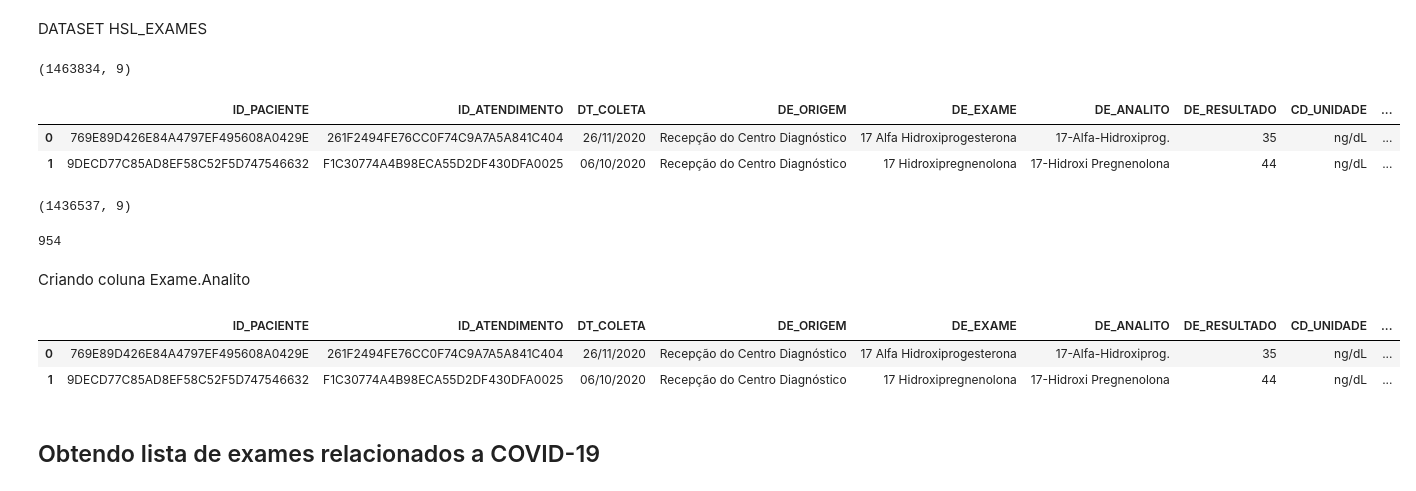
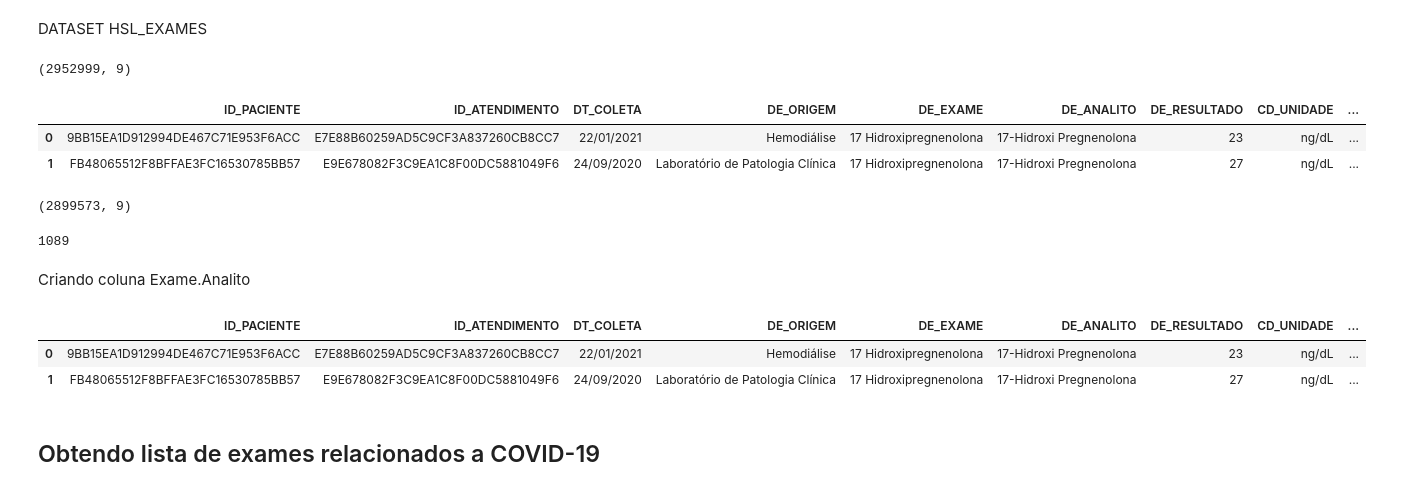
Before and after one commit to filipeloyola/HCAI_prediction, a Jupyter notebook: DatasetConstruction/Covid_exploratory_analysis.ipynb, the cells around one changed output. Drawn from its saved outputs; the diff is of its cells as text; code cells hidden in the pictures.

```diff
--- a/DatasetConstruction/Covid_exploratory_analysis.ipynb
+++ b/DatasetConstruction/Covid_exploratory_analysis.ipynb
@@ -52,26 +61,26 @@ df_pacientes['ID_PACIENTE'].nunique()
 # %% [markdown]
 DATASET HSL_EXAMES
 # %%
-# arquivo "HSL_Exames_3.csv"
-df_sirio_libanes = pd.read_csv('Datasets/HSL_Exames_3.csv', sep='|')
+# arquivo "HSL_Exames_4.csv"
+df_sirio_libanes = pd.read_csv('Datasets/HSL_Exames_4.csv', sep='|')
 print(df_sirio_libanes.shape)
 df_sirio_libanes.head(2)
 # %% [output]
-(1463834, 9)
+(2952999, 9)
 |  | ID_PACIENTE | ID_ATENDIMENTO | DT_COLETA | DE_ORIGEM | DE_EXAME | DE_ANALITO | DE_RESULTADO | CD_UNIDADE | ... |
-| 0 | 769E89D426E84A4797EF495608A0429E | 261F2494FE76CC0F74C9A7A5A841C404 | 26/11/2020 | Recepção do Centro Diagnóstico | 17 Alfa Hidroxiprogesterona | 17-Alfa-Hidroxiprog. | 35 | ng/dL | ... |
-| 1 | 9DECD77C85AD8EF58C52F5D747546632 | F1C30774A4B98ECA55D2DF430DFA0025 | 06/10/2020 | Recepção do Centro Diagnóstico | 17 Hidroxipregnenolona | 17-Hidroxi Pregnenolona | 44 | ng/dL | ... |
+| 0 | 9BB15EA1D912994DE467C71E953F6ACC | E7E88B60259AD5C9CF3A837260CB8CC7 | 22/01/2021 | Hemodiálise | 17 Hidroxipregnenolona | 17-Hidroxi Pregnenolona | 23 | ng/dL | ... |
+| 1 | FB48065512F8BFFAE3FC16530785BB57 | E9E678082F3C9EA1C8F00DC5881049F6 | 24/09/2020 | Laboratório de Patologia Clínica | 17 Hidroxipregnenolona | 17-Hidroxi Pregnenolona | 27 | ng/dL | ... |
 # %%
 #Eliminando exemplos repetidos
 df_sirio_libanes = df_sirio_libanes.drop_duplicates()
 df_sirio_libanes.shape
 # %% [output]
-(1436537, 9)
+(2899573, 9)
 # %%
 #verificando analitos unicos
 df_sirio_libanes['DE_ANALITO'].nunique()
 # %% [output]
-954
+1089
 # %% [markdown]
 Criando coluna Exame.Analito
 # %%
@@ -80,8 +89,8 @@ df_sirio_libanes["Exame.Analito"] = df_sirio_libanes["DE_EXAME"]+"."+df_sirio_li
 df_sirio_libanes.head(2)
 # %% [output]
 |  | ID_PACIENTE | ID_ATENDIMENTO | DT_COLETA | DE_ORIGEM | DE_EXAME | DE_ANALITO | DE_RESULTADO | CD_UNIDADE | ... |
-| 0 | 769E89D426E84A4797EF495608A0429E | 261F2494FE76CC0F74C9A7A5A841C404 | 26/11/2020 | Recepção do Centro Diagnóstico | 17 Alfa Hidroxiprogesterona | 17-Alfa-Hidroxiprog. | 35 | ng/dL | ... |
-| 1 | 9DECD77C85AD8EF58C52F5D747546632 | F1C30774A4B98ECA55D2DF430DFA0025 | 06/10/2020 | Recepção do Centro Diagnóstico | 17 Hidroxipregnenolona | 17-Hidroxi Pregnenolona | 44 | ng/dL | ... |
+| 0 | 9BB15EA1D912994DE467C71E953F6ACC | E7E88B60259AD5C9CF3A837260CB8CC7 | 22/01/2021 | Hemodiálise | 17 Hidroxipregnenolona | 17-Hidroxi Pregnenolona | 23 | ng/dL | ... |
+| 1 | FB48065512F8BFFAE3FC16530785BB57 | E9E678082F3C9EA1C8F00DC5881049F6 | 24/09/2020 | Laboratório de Patologia Clínica | 17 Hidroxipregnenolona | 17-Hidroxi Pregnenolona | 27 | ng/dL | ... |
 # %% [markdown]
 ## Obtendo lista de exames relacionados a COVID-19
 # %%
```
Also changed, not shown: parts of 9 cells of this notebook, 1 other file.
